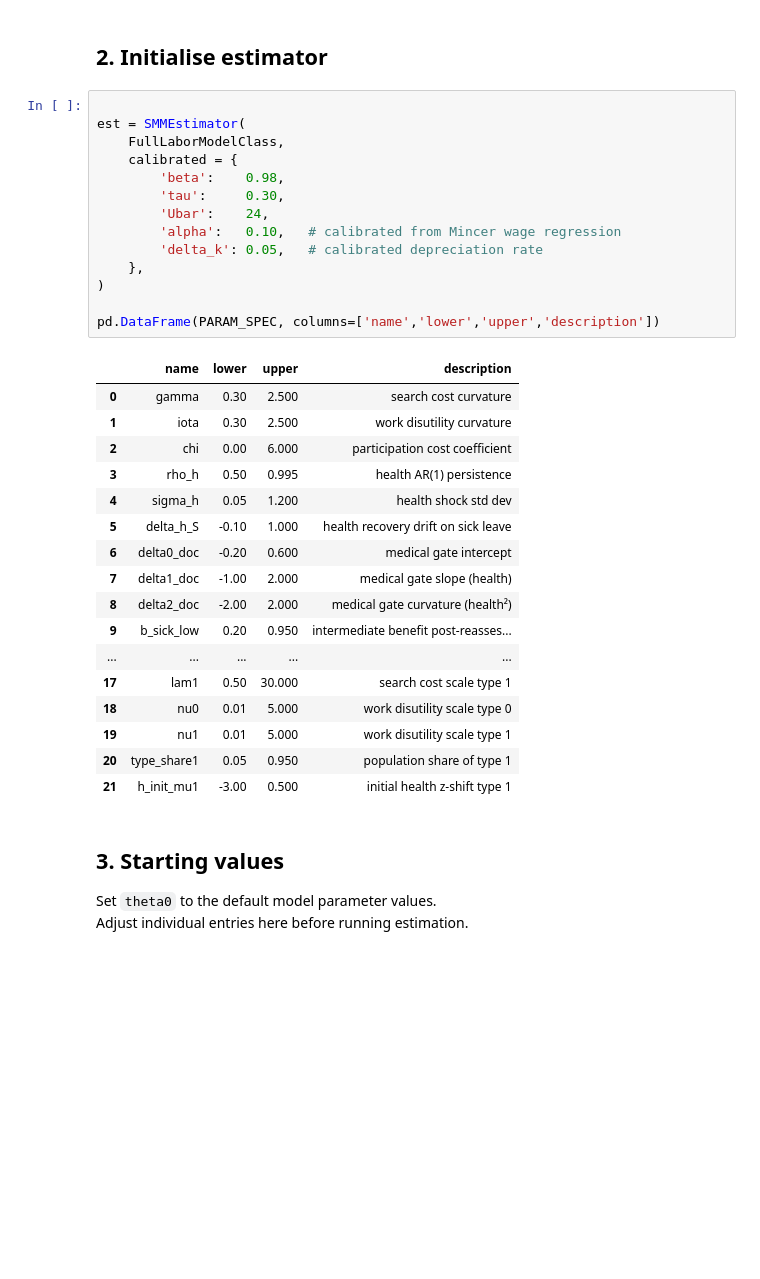
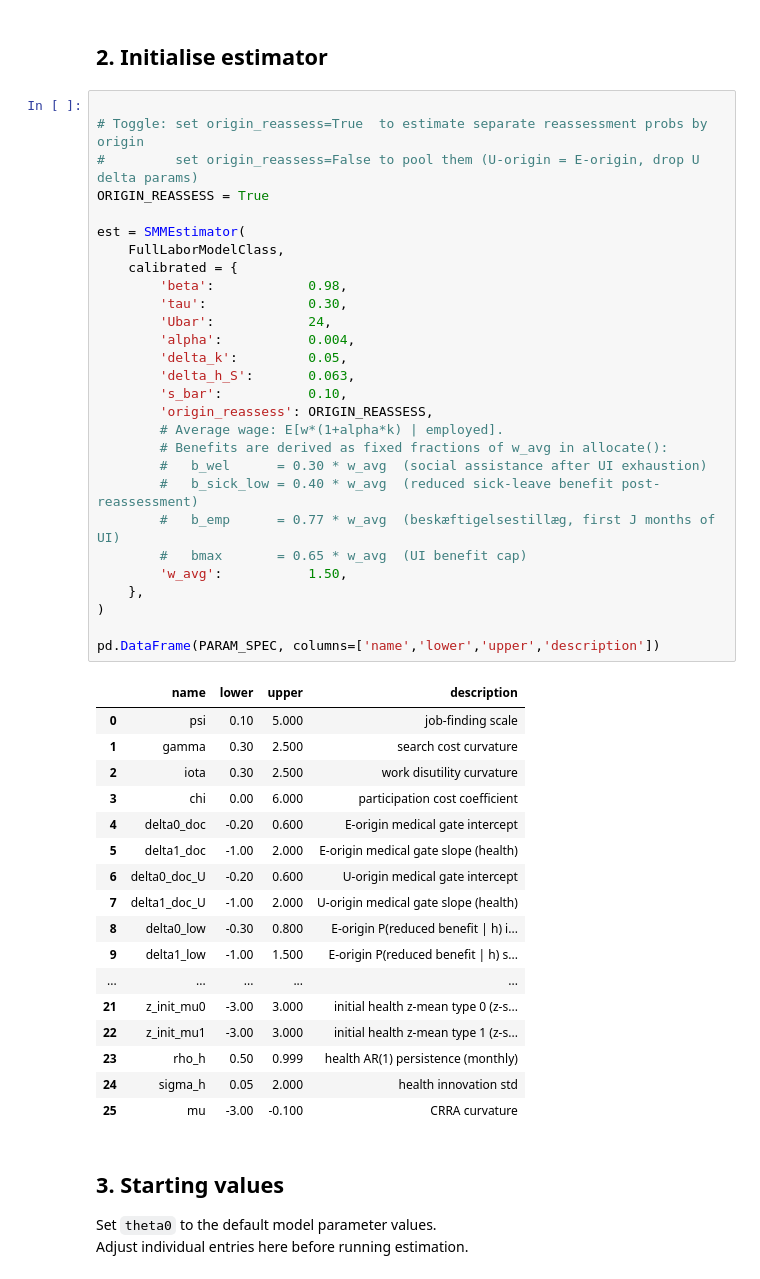
Before and after one commit to qrn838/speciale, a Jupyter notebook: Code/02. Estimation.ipynb, the cells around one changed output. Cells and saved outputs as stored; diff of their text form; blank space fills up the shorter version.

```diff
--- a/Code/02. Estimation.ipynb
+++ b/Code/02. Estimation.ipynb
@@ -28,37 +25,51 @@ The autoreload extension is already loaded. To reload it, use:
 # %% [markdown]
 ## 2. Initialise estimator
 # %%
+
+# Toggle: set origin_reassess=True  to estimate separate reassessment probs by origin
+#         set origin_reassess=False to pool them (U-origin = E-origin, drop U delta params)
+ORIGIN_REASSESS = True
 
 est = SMMEstimator(
     FullLaborModelClass,
     calibrated = {
-        'beta':    0.98,
-        'tau':     0.30,
-        'Ubar':    24,
-        'alpha':   0.10,   # calibrated from Mincer wage regression
-        'delta_k': 0.05,   # calibrated depreciation rate
+        'beta':            0.98,
+        'tau':             0.30,
+        'Ubar':            24,
+        'alpha':           0.004,
+        'delta_k':         0.05,
+        'delta_h_S':       0.063,
+        's_bar':           0.10,
+        'origin_reassess': ORIGIN_REASSESS,
+        # Average wage: E[w*(1+alpha*k) | employed].
+        # Benefits are derived as fixed fractions of w_avg in allocate():
+        #   b_wel      = 0.30 * w_avg  (social assistance after UI exhaustion)
+        #   b_sick_low = 0.40 * w_avg  (reduced sick-leave benefit post-reassessment)
+        #   b_emp      = 0.77 * w_avg  (beskæftigelsestillæg, first J months of UI)
+        #   bmax       = 0.65 * w_avg  (UI benefit cap)
+        'w_avg':           1.50,
     },
 )
 
 pd.DataFrame(PARAM_SPEC, columns=['name','lower','upper','description'])
 # %% [output]
 |  | name | lower | upper | description |
-| 0 | gamma | 0.30 | 2.500 | search cost curvature |
-| 1 | iota | 0.30 | 2.500 | work disutility curvature |
-| 2 | chi | 0.00 | 6.000 | participation cost coefficient |
-| 3 | rho_h | 0.50 | 0.995 | health AR(1) persistence |
-| 4 | sigma_h | 0.05 | 1.200 | health shock std dev |
-| 5 | delta_h_S | -0.10 | 1.000 | health recovery drift on sick leave |
-| 6 | delta0_doc | -0.20 | 0.600 | medical gate intercept |
-| 7 | delta1_doc | -1.00 | 2.000 | medical gate slope (health) |
-| 8 | delta2_doc | -2.00 | 2.000 | medical gate curvature (health²) |
-| 9 | b_sick_low | 0.20 | 0.950 | intermediate benefit post-reasses... |
+| 0 | psi | 0.10 | 5.000 | job-finding scale |
+| 1 | gamma | 0.30 | 2.500 | search cost curvature |
+| 2 | iota | 0.30 | 2.500 | work disutility curvature |
+| 3 | chi | 0.00 | 6.000 | participation cost coefficient |
+| 4 | delta0_doc | -0.20 | 0.600 | E-origin medical gate intercept |
+| 5 | delta1_doc | -1.00 | 2.000 | E-origin medical gate slope (health) |
+| 6 | delta0_doc_U | -0.20 | 0.600 | U-origin medical gate intercept |
+| 7 | delta1_doc_U | -1.00 | 2.000 | U-origin medical gate slope (health) |
+| 8 | delta0_low | -0.30 | 0.800 | E-origin P(reduced benefit | h) i... |
+| 9 | delta1_low | -1.00 | 1.500 | E-origin P(reduced benefit | h) s... |
 | ... | ... | ... | ... | ... |
-| 17 | lam1 | 0.50 | 30.000 | search cost scale type 1 |
-| 18 | nu0 | 0.01 | 5.000 | work disutility scale type 0 |
-| 19 | nu1 | 0.01 | 5.000 | work disutility scale type 1 |
-| 20 | type_share1 | 0.05 | 0.950 | population share of type 1 |
-| 21 | h_init_mu1 | -3.00 | 0.500 | initial health z-shift type 1 |
+| 21 | z_init_mu0 | -3.00 | 3.000 | initial health z-mean type 0 (z-s... |
+| 22 | z_init_mu1 | -3.00 | 3.000 | initial health z-mean type 1 (z-s... |
+| 23 | rho_h | 0.50 | 0.999 | health AR(1) persistence (monthly) |
+| 24 | sigma_h | 0.05 | 2.000 | health innovation std |
+| 25 | mu | -3.00 | -0.100 | CRRA curvature |
 # %% [markdown]
 ## 3. Starting values
 Set `theta0` to the default model parameter values.
```
Also changed, not shown: parts of 10 cells of this notebook, 19 other files.
